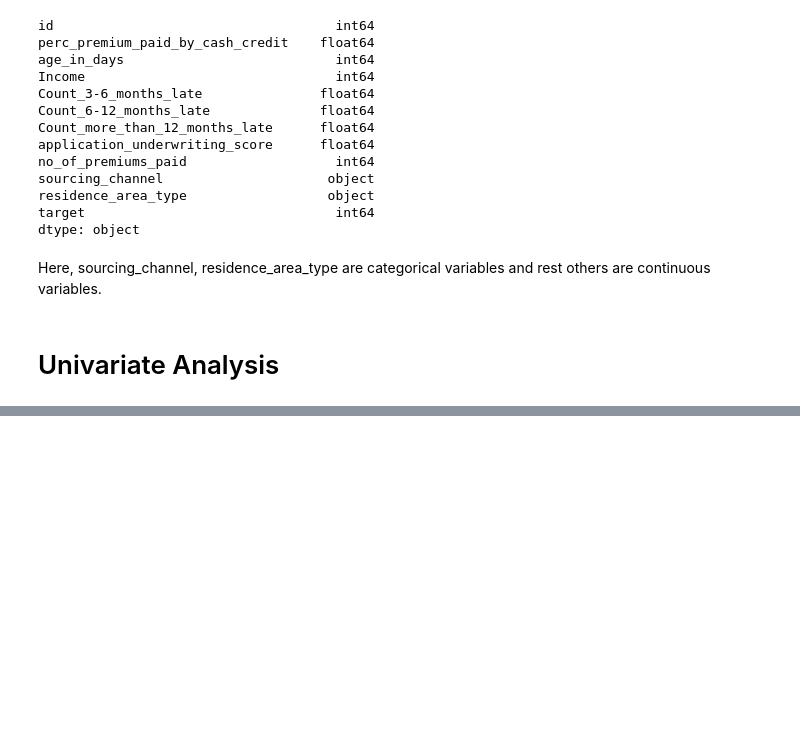
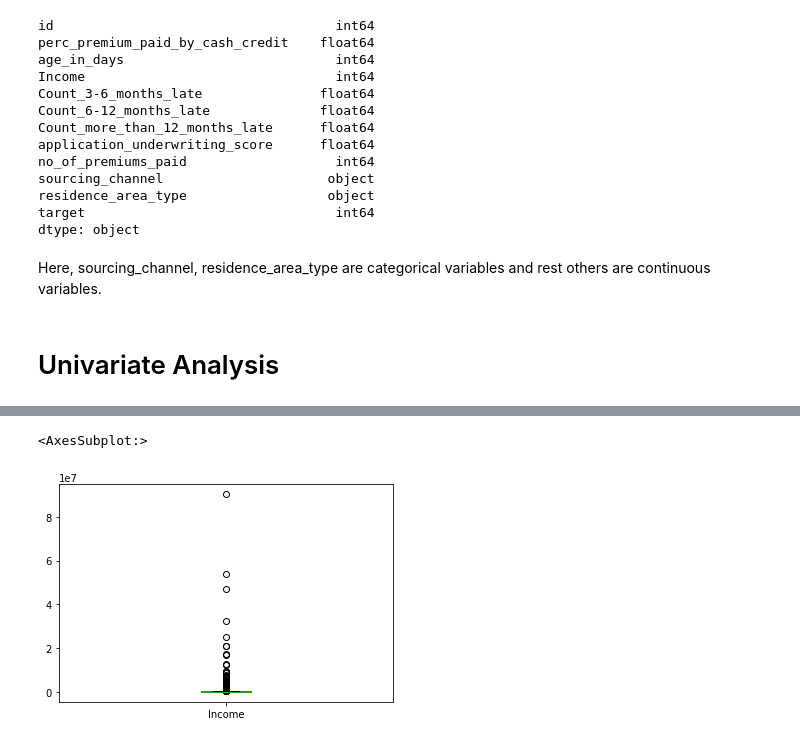
Before and after one commit to tanzeyl/Predicting-if-a-customer-will-default-for-their-next-premium, a Jupyter notebook: Main File.ipynb, the cells around one changed output, grey strips where cells are left out. Cells and saved outputs as stored; diff of their text form; code cells hidden in the pictures; blank space fills up the shorter version.

```diff
--- a/Main File.ipynb
+++ b/Main File.ipynb
@@ -75,0 +100,5 @@ Here, sourcing_channel, residence_area_type are categorical variables and rest o
+# %%
+data["Income"].plot.box()
+# %% [output]
+<AxesSubplot:>
+[figure, added]
```
Also changed, not shown: parts of 10 cells of this notebook.
